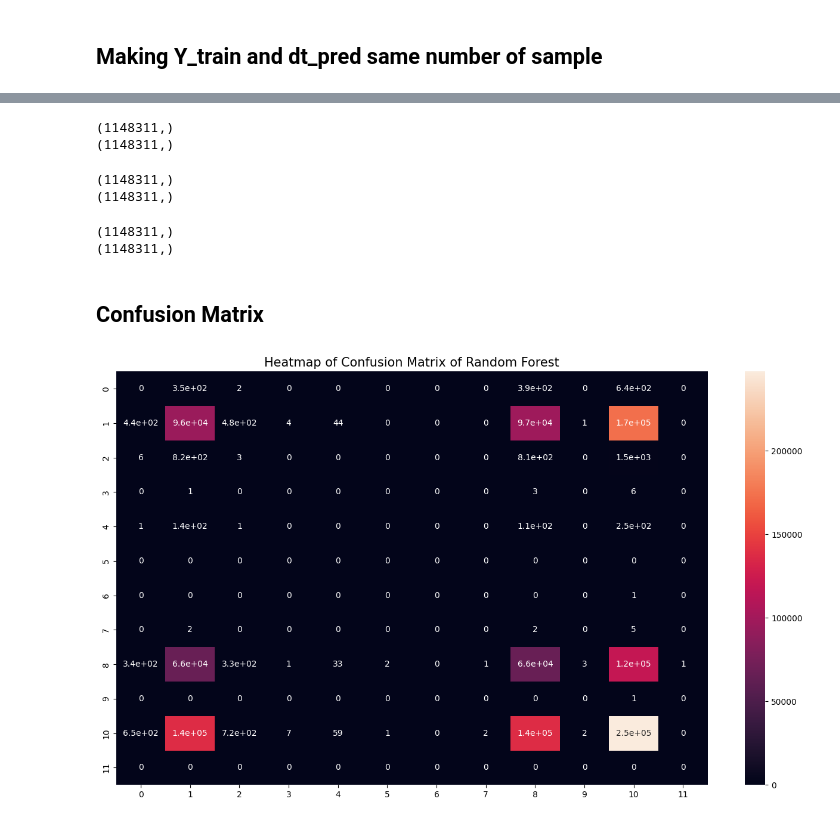
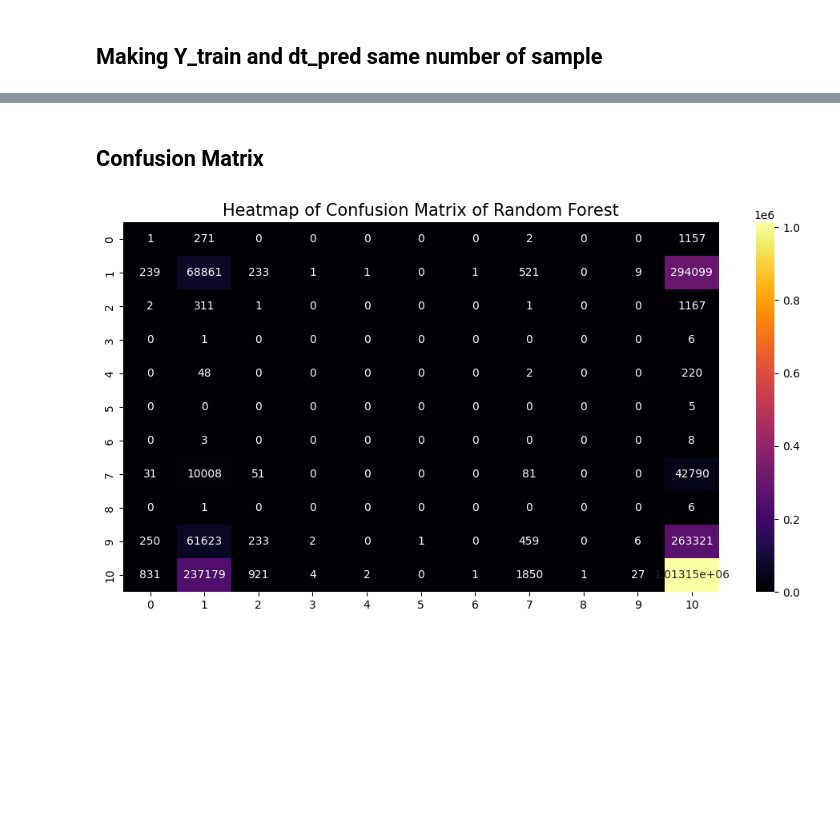
Before and after one commit to Mugiwara0701/Cyber-Attack-Detection-Using-Optimization-Methods, a Jupyter notebook: MODEL/traing_model.ipynb, the cells around one changed output, grey strips where cells are left out. Drawn from its saved outputs; the diff is of its cells as text; code cells hidden in the pictures; blank space fills up the shorter version.

```diff
--- a/MODEL/traing_model.ipynb
+++ b/MODEL/traing_model.ipynb
@@ -17,7 +17,7 @@ from sklearn.metrics import classification_report
 filepath = "D:\CYBER ATTACK DETECTION PROJECT\DATASET\\Final Dataset for comparision.csv"
 # %%
 # loading the dataset
-df = pd.read_csv(filepath, nrows=6000000)
+df = pd.read_csv(filepath, nrows=10000000)
 # %%
 df.head()
 # %% [output]
@@ -488,33 +478,24 @@ Y_train = Y_train[:rf_pred.shape[0]]
 Y_train = Y_train[:dt_pred.shape[0]]
 Y_train = Y_train[:ny_pred.shape[0]]
 # %%
-print(Y_train.shape)
-print(rf_pred.shape)
+# print(Y_train.shape)
+# print(rf_pred.shape)
-# %% [output]
-(1148311,)
-(1148311,)
 # %%
-print(Y_train.shape)
-print(dt_pred.shape)
+# print(Y_train.shape)
+# print(dt_pred.shape)
-# %% [output]
-(1148311,)
-(1148311,)
 # %%
-print(Y_train.shape)
-print(ny_pred.shape)
+# print(Y_train.shape)
+# print(ny_pred.shape)
-# %% [output]
-(1148311,)
-(1148311,)
 # %% [markdown]
 ##                                                              Confusion Matrix
 # %%
 plt.figure(figsize = (12,6))
 cm = confusion_matrix(Y_train, rf_pred)
 plt.title("Heatmap of Confusion Matrix of Random Forest", fontsize = 15)
-sns.heatmap(cm, annot = True)
+sns.heatmap(cm, annot = True, cmap='inferno', fmt='g')
 plt.show()
 # %% [output]
-[figure, old version]
+[figure, new version]
 # %%
 plt.figure(figsize = (12,6))
 cm = confusion_matrix(Y_train, dt_pred)
```
Also changed, not shown: parts of 28 cells of this notebook.
